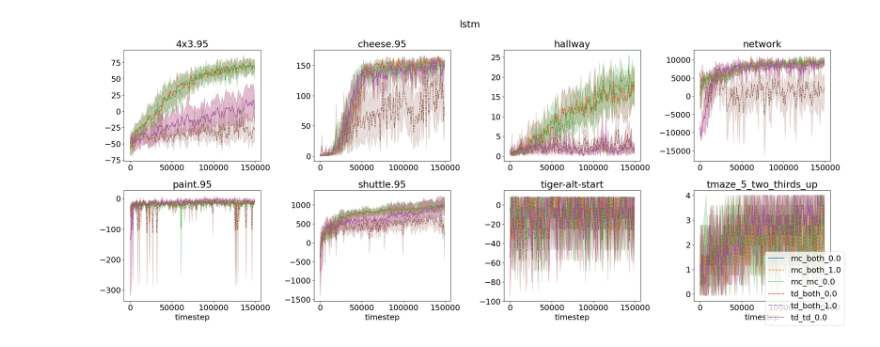
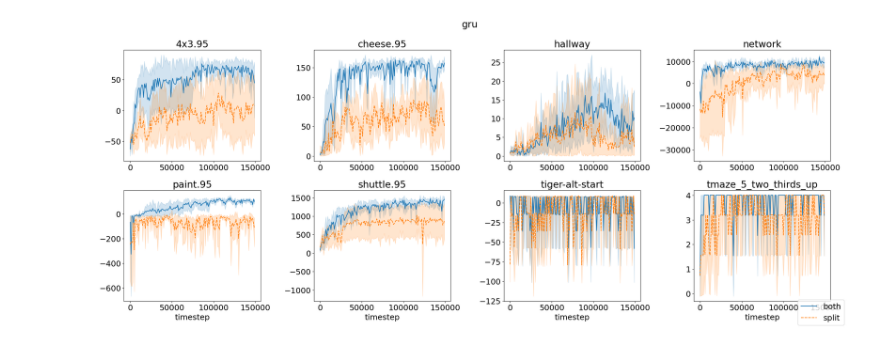
Before and after one commit to camall3n/grl, a Jupyter notebook: scripts/plotting/rnn_performance.ipynb, the cells around one changed output. Cells and saved outputs as stored; diff of their text form; code cells hidden in the pictures.

```diff
--- a/scripts/plotting/rnn_performance.ipynb
+++ b/scripts/plotting/rnn_performance.ipynb
@@ -65,17 +65,37 @@ for results_path in tqdm(all_results_paths):
 
 all_res_df = pd.DataFrame(offline_eval)
 # %%
-arch = "lstm"
+arch = "gru"
+measure_col = 'undisc_returns'
+all_args = list(args.keys())
+
 offline_eval_df = all_res_df[
-    (all_res_df['arch'] == arch) &
-    (all_res_df['multihead_lambda_coeff'] >= 0.)
+    (all_res_df['arch'] == arch)
+#     & (all_res_df['multihead_lambda_coeff'] >= 0.)
 ]
 
 unique_seeds = offline_eval_df.seed.unique()
 
-split_by_args = ['spec', 'multihead_action_mode', 'multihead_loss_mode', 'multihead_lambda_coeff', 'timestep']
+# split_by_args = ['spec', 'multihead_action_mode', 'multihead_loss_mode', 'multihead_lambda_coeff', 'timestep']
+
+# For split exp
+split_by_args = ['spec', 'multihead_loss_mode', 'lr']
+
 rnn_grouped = offline_eval_df.groupby(split_by_args, as_index=False)
 # %%
 # take mean and std_err over mean over seeds
 rnn_mean = rnn_grouped.mean(numeric_only=True)
 rnn_sem = rnn_grouped.sem(numeric_only=True)
+
+# Now we take the max over everything but learning rate
+max_over_args = ['lr']
+grouped_args = [arg for arg in split_by_args if arg not in max_over_args]
+rnn_less_lr_grouped = rnn_mean.groupby(grouped_args, as_index=False)
+
+rnn_arg_maxes = rnn_mean.sort_values(measure_col).drop_duplicates(grouped_args, keep='last')
+# %%
+# drop columns we need in original df
+pruned_rnn_arg_maxes = rnn_arg_maxes.drop(columns=['timestep', 'seed'])
+
+# A df of results over all the maxes.
+max_offline_eval_df = pruned_rnn_arg_maxes.merge(offline_eval_df, on=split_by_args, how='inner')
@@ -82,6 +121,9 @@ rnn_sem = rnn_grouped.sem(numeric_only=True)
 # %%
+df = max_offline_eval_df
+pivot_value_key = 'undisc_returns_y'
+
 all_labels = \
-    sorted(['_'.join([str(el) for el in row]) for row in offline_eval_df[[arg for arg in split_by_args if (arg != 'spec') and (arg != 'timestep')]]\
+    sorted(['_'.join([str(el) for el in row]) for row in df[[arg for arg in grouped_args if (arg != 'spec') and (arg != 'timestep')]]\
         .drop_duplicates()\
         .to_numpy()])
 
@@ -92,12 +134,12 @@ for i in range(len(all_labels)):
     c = next(color)
     label_cmap[all_labels[i]] = c
 # %%
-df = offline_eval_df
-pivot_value_key = 'undisc_returns'
+# df = offline_eval_df
+# pivot_value_key = 'undisc_returns'
 
 spec_strs = df['spec'].unique()
 
-pivot_cols = [arg for arg in split_by_args if (arg != 'spec') and (arg != 'timestep')] + ['seed']
+pivot_cols = [arg for arg in grouped_args if (arg != 'spec') and (arg != 'timestep')] + ['seed']
 
 n_rows, n_cols = 2, np.ceil(len(spec_strs) / 2).astype(int)
 
@@ -109,36 +151,36 @@ for i, spec in tqdm(list(enumerate(sorted(spec_strs)))):
     ax = axes[row, col]
 
     spec_df = df[df['spec'] == spec]
-    sorted_spec_df = spec_df.sort_values(by=split_by_args)
+    sorted_spec_df = spec_df.sort_values(by=grouped_args)
 
     # Make a pivot table
     pivot_df = sorted_spec_df.pivot(index='timestep', columns=pivot_cols, values=pivot_value_key)
 
     # Flatten all columns except seed
     col_name = '_'.join([col for col in pivot_cols if col != 'seed'])
     multi_index = pd.MultiIndex.from_tuples([('_'.join([str(c) for c in col[:-1]]), col[-1]) for col in pivot_df.columns], names=[col_name, "seed"])
 
     pivot_df.columns = multi_index
 
     sns.lineplot(ax=ax, data=pivot_df, palette=label_cmap)
 
     ax.get_legend().remove()
     ax.set_title(spec)
     if col > 0:
         ax.set_ylabel(None)
     if row < n_rows - 1:
         ax.set_xlabel(None)
 
     handles, labels = ax.get_legend_handles_labels()
 
 #     if i >= 1:
 #         break
 
 fig.legend(handles, labels, loc='lower right')
 fig.suptitle(arch)
 fig.tight_layout()
 # %% [output]
-[figure, old version]
+[figure, new version]
 # %%
 fig_path = Path(ROOT_DIR, 'results', f'{arch}_rnn_reruns.pdf')
 fig.savefig(fig_path, bbox_inches='tight')
```
Also changed, not shown: parts of 3 cells of this notebook.
